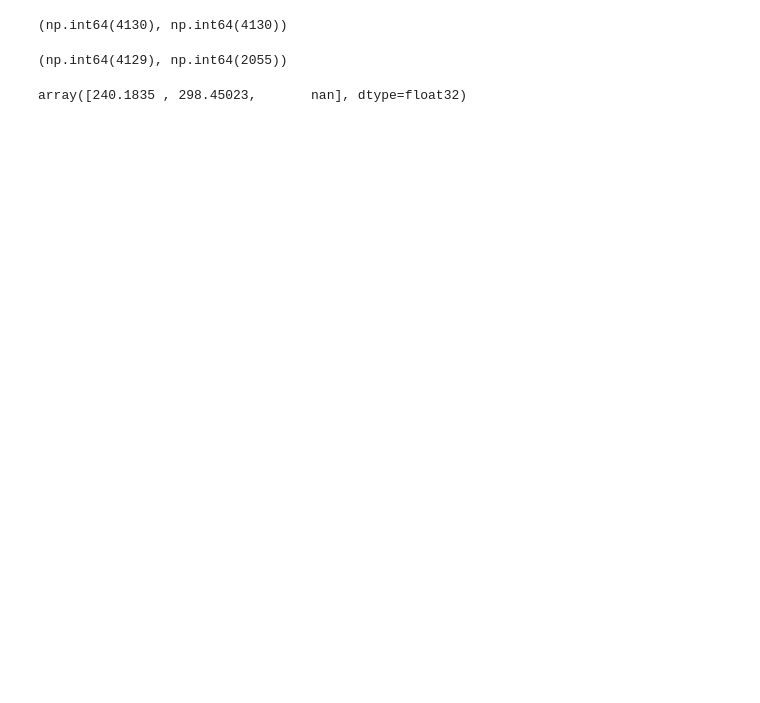
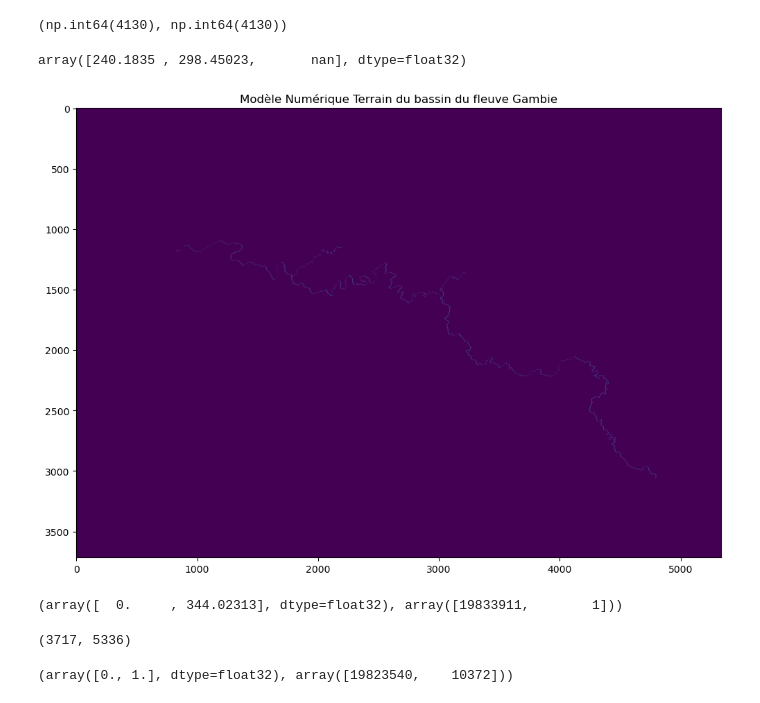
Before and after one commit to lamineniang10/hydrologie, a Jupyter notebook: simulation_inondation_bassin_gambie.ipynb, the cells around one changed output. Drawn from its saved outputs; the diff is of its cells as text; code cells hidden in the pictures; blank space fills up the shorter version.

```diff
--- a/simulation_inondation_bassin_gambie.ipynb
+++ b/simulation_inondation_bassin_gambie.ipynb
@@ -800,7 +882,7 @@ orders = pcr.readmap('./Data/Streams/strahler.map')
 # %%
 def visualization(mnt_numpy):
     plt.figure(figsize=(12, 12))
-    plt.imshow(mnt_numpy, cmap='viridis')
+    plt.imshow(mnt_numpy, cmap='viridis', interpolation='none')
     #plt.colorbar()
     plt.title('Modèle Numérique Terrain du bassin du fleuve Gambie')
     plt.show()
@@ -815,20 +897,32 @@ def visualization(mnt_numpy):
 
 # Calcul de la largeur uniquement sur le pixels du lit
 # valeurs arbitraires
-a = pcr.scalar(3)
-b = pcr.scalar(0.8)
-c = pcr.scalar(0.55)
-d = pcr.scalar(0.9)
+ldd = pcr.readmap('./Data/PCRaster_files/ldd.map')
+dem = pcr.readmap('./Data/PCRaster_files/mnt.map')
 river_bed = pcr.readmap('./Data/Streams/river.map')
 orders = pcr.readmap('./Data/Streams/strahler.map')
+river_dem = pcr.ifthen(river, dem)
+downstream_dem = pcr.downstream(ldd, river_dem)
+dz = river_dem - downstream_dem             # Variation d'altitude
+dx = 100                                    # Résolution
+s_min = 0.0002
+S = pcr.max(dz / dx, s_min)
+#S = dz / dx
+a = pcr.scalar(3)
+b = pcr.scalar(0.5)
+c = pcr.scalar(0.7)
+d = pcr.scalar(0.5)
+ph = 2                                     # Représente une distance verticale h, on a une distance horizontale ph
+
 river_width = pcr.ifthen(river_bed == 1, a * pcr.scalar(orders) ** b)
 river_depth = pcr.ifthen(river_bed == 1, c * pcr.scalar(orders) ** d)
-A = river_width * river_depth
+A = (river_width + ph) * river_depth
 P = river_width + 2 * river_depth
 R = A/P
-Q = (A * (R**(2/3)) * math.sqrt(0.0024)) / 0.035
-q_max = pcr.mapmaximum(Q)
-q_min = pcr.mapminimum(Q)
+Q = (A * (R**(2/3)) * pcr.sqrt(S)) / 0.035
+#Q = 0.6 * Q
+q_max = pcr.mapmaximum(S)
+q_min = pcr.mapminimum(S)
 pcr.cellvalue(q_min, 1, 1), pcr.cellvalue(q_max, 1, 1)
 #pcr.cellvalue(Q, 2386, 4313)[0]
 # %% [output]
@@ -861,12 +954,12 @@ def repositioning(x_pixel, y_pixel, strahler_order_numpy, repositioning_order):
     pixel_y = station_true[0] + 1
     return pixel_x, pixel_y
 
-repositioning(mako_pixel_x, mako_pixel_y, orders_numpy, 10)
+#repositioning(mako_pixel_x, mako_pixel_y, orders_numpy, 10)
 #kedougou_station = pcr.readmap('./Data/Stations/kedoudou.map')
 #kedougou_array = pcr_to_numpy(kedougou_station, np.nan)
 #np.argwhere(kedougou_array == 1)
+kedougou_x, kedougou_y = repositioning(kedougou_pixel_x, kedougou_pixel_y, orders_numpy, threshold)
+mako_x, mako_y = repositioning(mako_pixel_x, mako_pixel_y, orders_numpy, threshold)
-# %% [output]
-(np.int64(4129), np.int64(2055))
 # %%
 ldd = pcr.readmap('./Data/Streams/river.map')
 ldd_array = pcr_to_numpy(Q, np.nan)
@@ -875,8 +968,12 @@ np.unique(ldd_array)
 array([240.1835 , 298.45023,       nan], dtype=float32)
 # %%
 ldd = pcr.readmap('./Data/PCRaster_files/ldd.map')
-ldd_array = pcr_to_numpy(pcr.lddrepair(ldd), np.nan)
-np.unique(ldd_array)
+river = pcr.readmap('./Data/Streams/river.map')
+ldd_mask = pcr.lddmask(ldd, river)
+#ldd_array = pcr_to_numpy(ldd_mask, np.nan)
+#visualization(ldd_array)
 # %%
-ldd=None
-ldd_array=None
+ldd_array = np.nan_to_num(ldd_array, nan=0)
+visualization(ldd_array)
+# %% [output]
+[figure, added]
@@ -882,0 +984,11 @@ ldd_array=None
+# %%
+#spillover_numpy = pcr_to_numpy(spillover, np.nan)
+river = pcr.readmap("./Data/Resultats/excess.map")
+river_numpy = pcr_to_numpy(river, np.nan)
+np.unique(river_numpy, return_counts=True)
+# %% [output]
+(array([  0.     , 344.02313], dtype=float32), array([19833911,        1]))
+# %%
+spillover_numpy.shape
+# %% [output]
+(3717, 5336)
@@ -882,0 +1000,5 @@ ldd_array=None
+# %%
+river_numpy = pcr_to_numpy(river, np.nan)
+np.unique(river_numpy, return_counts=True)
+# %% [output]
+(array([0., 1.], dtype=float32), array([19823540,    10372]))
```
Also changed, not shown: parts of 20 cells of this notebook.
